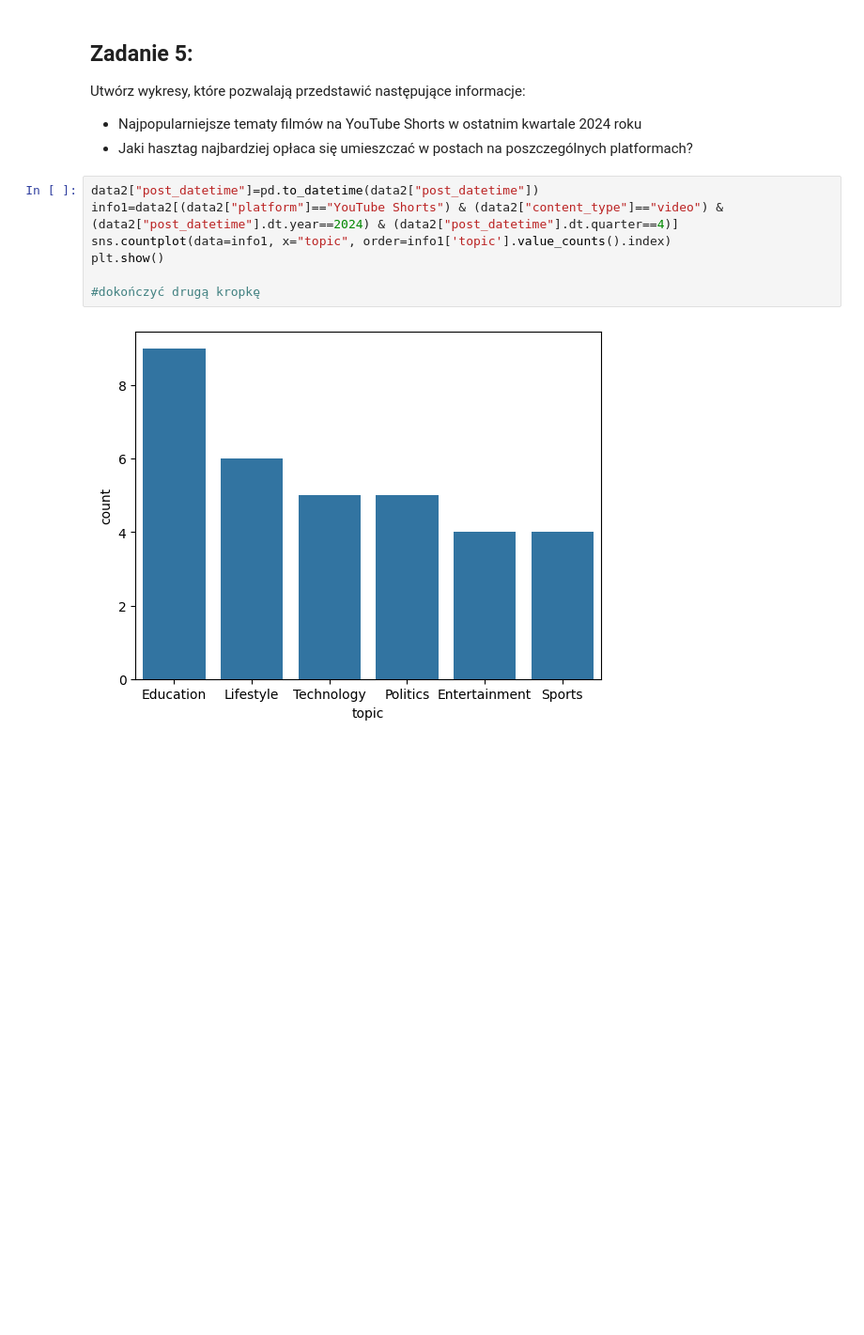
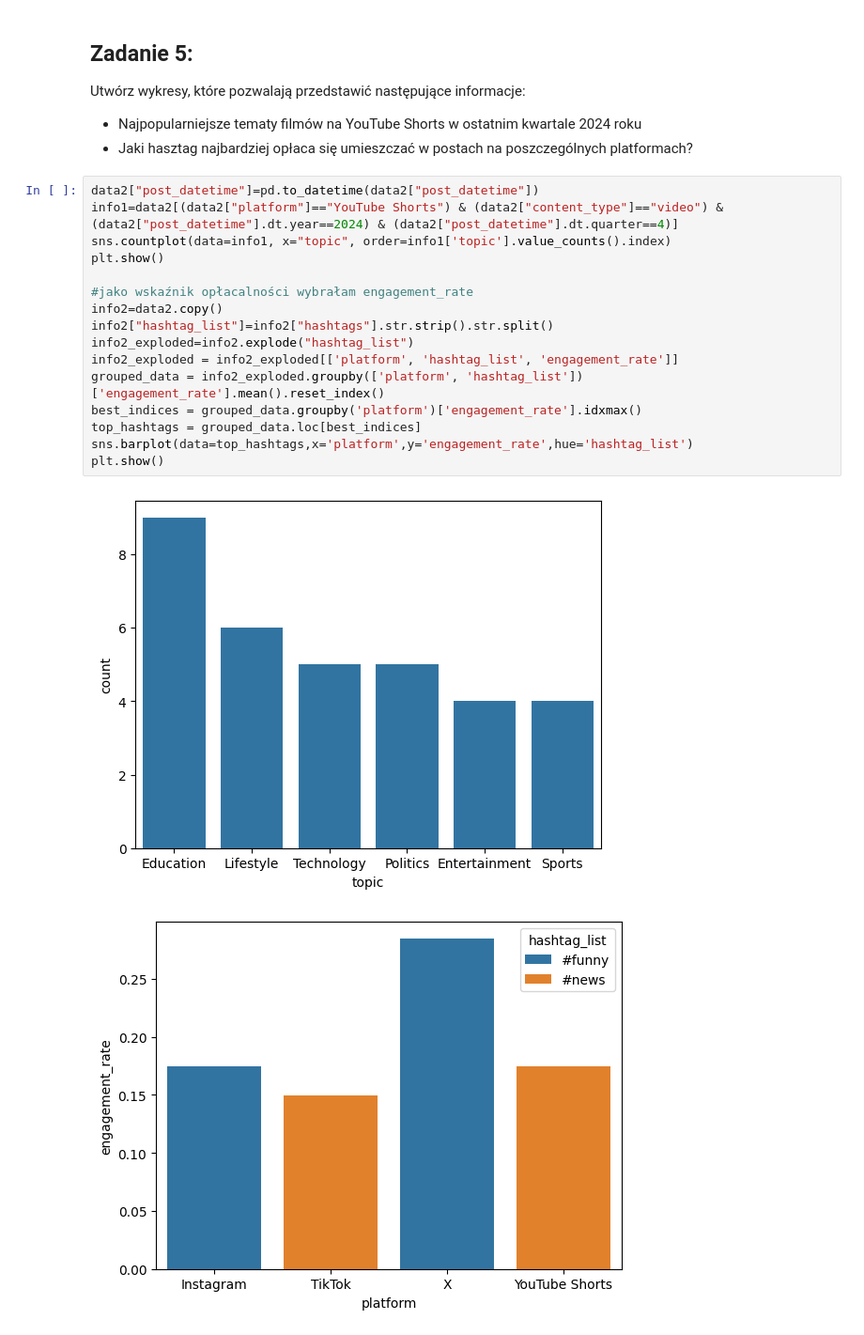
Before and after one commit to Zajecia-na-PWr-LR/lista-1-lenamackiewicz, a Jupyter notebook: UczenieMaszynowe_25_26_Lista1.ipynb, the cells around one changed output. Shown at 94% size. Saved outputs shown, nothing was run; the diff lists cells and outputs as text; blank space fills up the shorter version.

```diff
--- a/UczenieMaszynowe_25_26_Lista1.ipynb
+++ b/UczenieMaszynowe_25_26_Lista1.ipynb
@@ -180,9 +180,19 @@ Utwórz wykresy, które pozwalają przedstawić następujące informacje:
 # %%
 data2["post_datetime"]=pd.to_datetime(data2["post_datetime"])
 info1=data2[(data2["platform"]=="YouTube Shorts") & (data2["content_type"]=="video") & (data2["post_datetime"].dt.year==2024) & (data2["post_datetime"].dt.quarter==4)]
 sns.countplot(data=info1, x="topic", order=info1['topic'].value_counts().index)
 plt.show()
 
-#dokończyć drugą kropkę
+#jako wskaźnik opłacalności wybrałam engagement_rate
+info2=data2.copy()
+info2["hashtag_list"]=info2["hashtags"].str.strip().str.split()
+info2_exploded=info2.explode("hashtag_list")
+info2_exploded = info2_exploded[['platform', 'hashtag_list', 'engagement_rate']]
+grouped_data = info2_exploded.groupby(['platform', 'hashtag_list'])['engagement_rate'].mean().reset_index()
+best_indices = grouped_data.groupby('platform')['engagement_rate'].idxmax()
+top_hashtags = grouped_data.loc[best_indices]
+sns.barplot(data=top_hashtags,x='platform',y='engagement_rate',hue='hashtag_list')
+plt.show()
 # %% [output]
 [figure]
+[figure, added]
```
